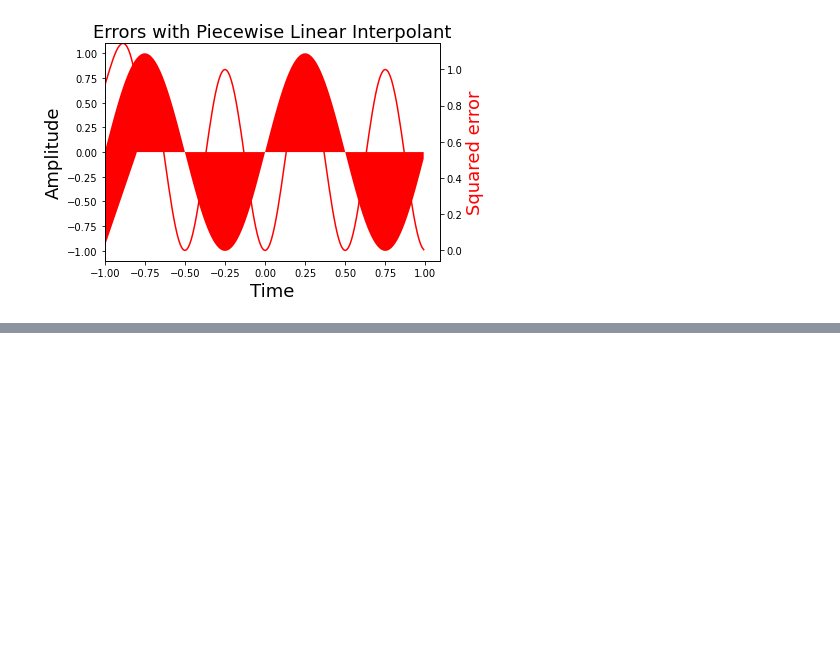
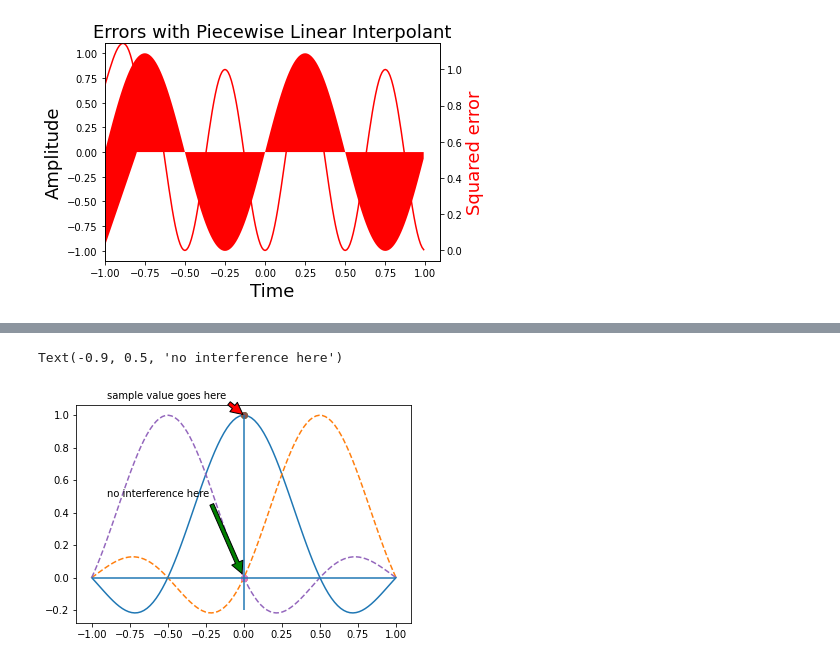
Before and after one commit to hazemMondy/signal-processing, a Jupyter notebook: ch1.ipynb, the cells around one changed output, grey strips where cells are left out. Drawn from its saved outputs; the diff is of its cells as text; code cells hidden in the pictures; blank space fills up the shorter version.

```diff
--- a/ch1.ipynb
+++ b/ch1.ipynb
@@ -61,0 +91,21 @@ ax1.set_title('Errors with Piecewise Linear Interpolant',fontsize=18);
+# %%
+fig,ax = plt.subplots()
+k = 0
+fs = 2 # makes this plot easier to read
+ax.plot(t,np.sinc(k - fs * t),
+    t,np.sinc(k + 1 - fs * t),'--',k / fs,1,'o',(k) / fs,0,'o',
+    t,np.sinc(k - 1 - fs * t),'--',k / fs,1,'o',(-k) / fs,0,'o')
+ax.hlines(0,-1,1) # horizontal lines
+ax.vlines(0,-.2,1) # vertical lines
+ax.annotate('sample value goes here',
+    xy=(0,1), # arrowhead position
+    xytext=(-1 + .1,1.1),# text position
+arrowprops={'facecolor':'red',
+    'shrink':0.05},)
+ax.annotate('no interference here',
+xy = (0,0),
+xytext = (-1 + .1,0.5),
+arrowprops = {'facecolor':'green','shrink':0.05},)
+# %% [output]
+Text(-0.9, 0.5, 'no interference here')
+[figure, added]
```
Also changed, not shown: parts of 6 cells of this notebook.
